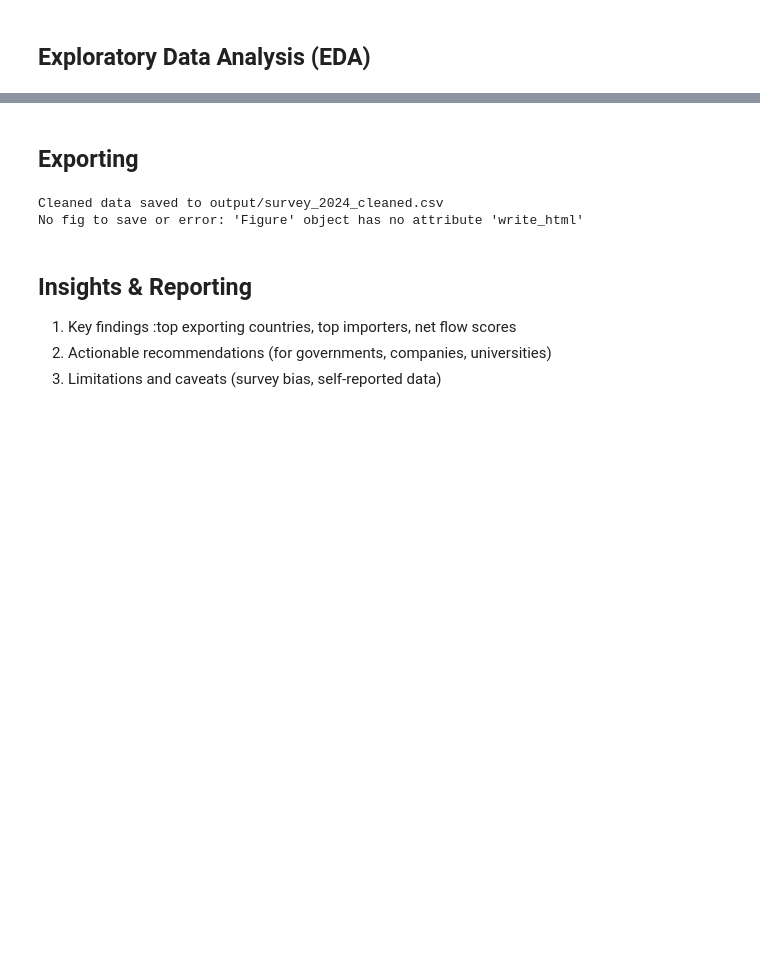
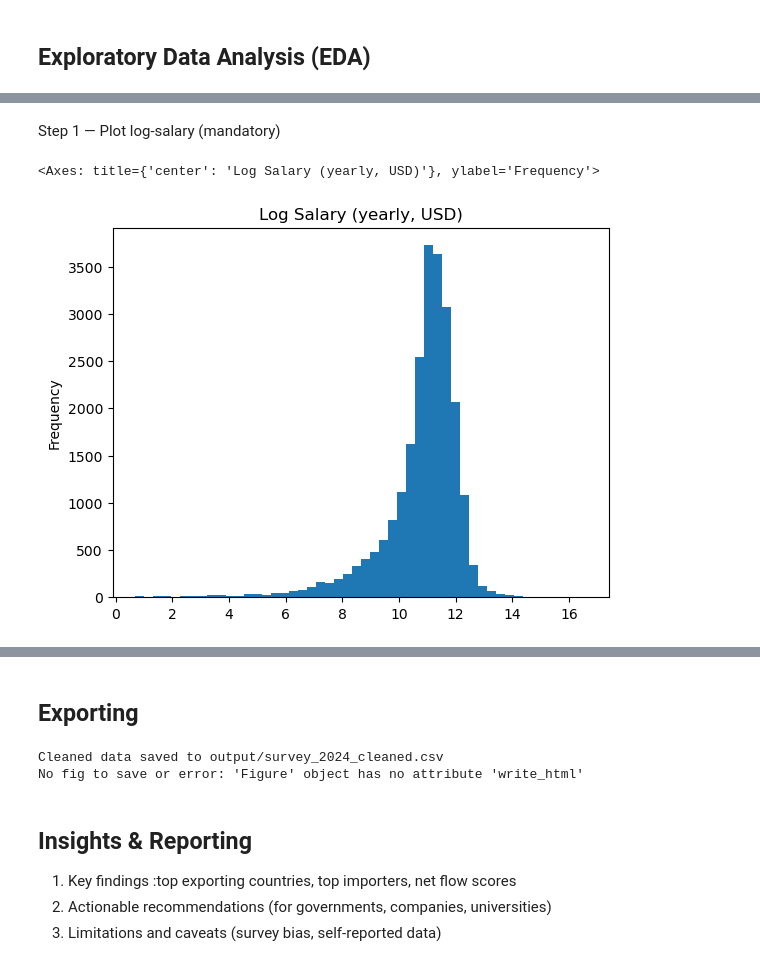
Before and after one commit to ABDERRAHMANE-CHIBOUT/Brain-Drain, a Jupyter notebook: Global_Developer_Brain_Drain_2024.ipynb, the cells around one changed output, grey strips where cells are left out. Drawn from its saved outputs; the diff is of its cells as text; code cells hidden in the pictures; blank space fills up the shorter version.

```diff
--- a/Global_Developer_Brain_Drain_2024.ipynb
+++ b/Global_Developer_Brain_Drain_2024.ipynb
@@ -728,0 +957,11 @@ print(df_cleaned[['comptotal', 'convertedcompyearly', 'num_languages', 'total_te
+# %% [markdown]
+Step 1 — Plot log-salary (mandatory)
+# %%
+df_eda["log_salary"].plot(
+    kind="hist",
+    bins=50,
+    title="Log Salary (yearly, USD)"
+)
+# %% [output]
+<Axes: title={'center': 'Log Salary (yearly, USD)'}, ylabel='Frequency'>
+[figure, added]
```
Also changed, not shown: parts of 75 cells of this notebook, 1 other file.
